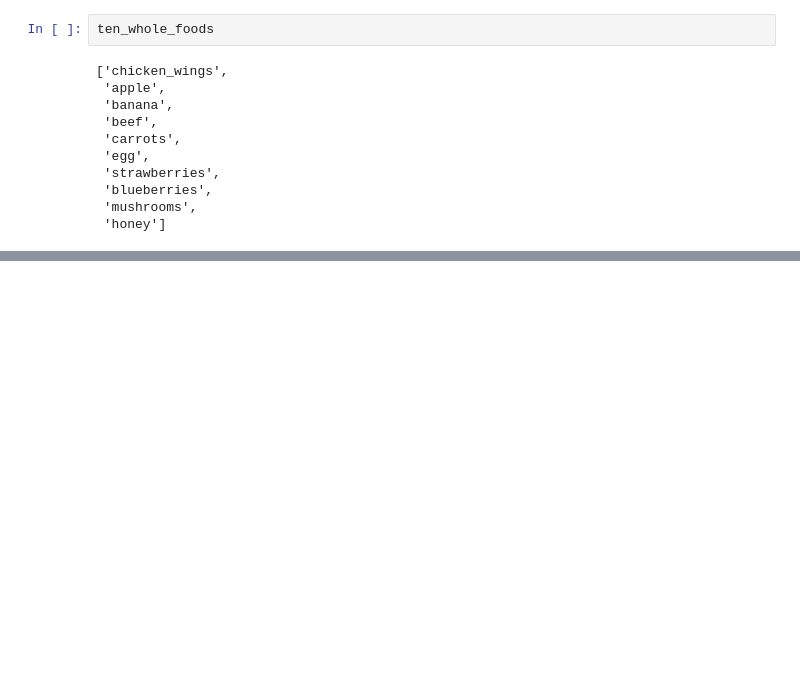
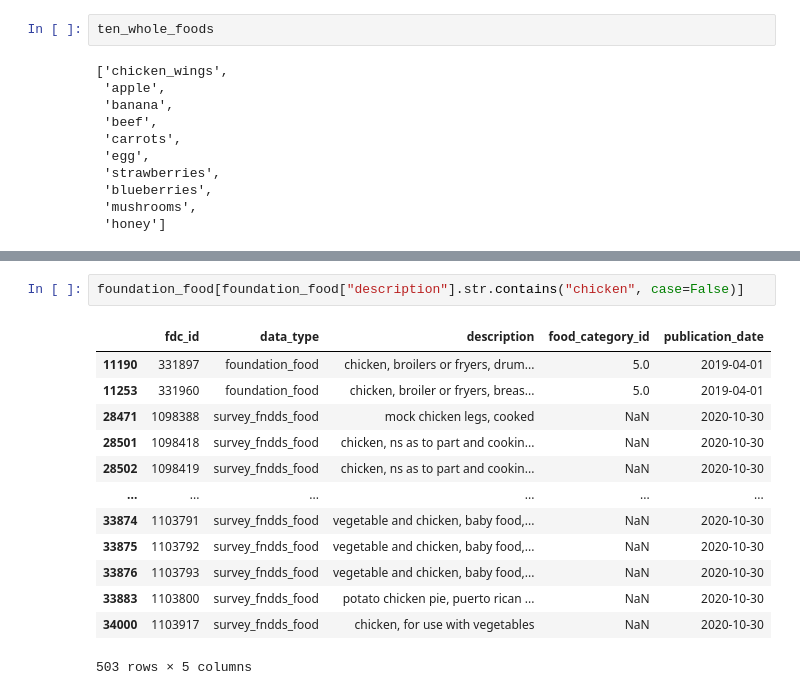
Before and after one commit to PaingLinHtike/Nutrify, a Jupyter notebook: data_exploration/usda_food_data_exploration.ipynb, the cells around one changed output, grey strips where cells are left out. Drawn from its saved outputs; the diff is of its cells as text; blank space fills up the shorter version.

```diff
--- a/data_exploration/usda_food_data_exploration.ipynb
+++ b/data_exploration/usda_food_data_exploration.ipynb
@@ -712,0 +817,16 @@ ten_whole_foods
+# %%
+foundation_food[foundation_food["description"].str.contains("chicken", case=False)]
+# %% [output]
+|  | fdc_id | data_type | description | food_category_id | publication_date |
+| 11190 | 331897 | foundation_food | chicken, broilers or fryers, drum... | 5.0 | 2019-04-01 |
+| 11253 | 331960 | foundation_food | chicken, broiler or fryers, breas... | 5.0 | 2019-04-01 |
+| 28471 | 1098388 | survey_fndds_food | mock chicken legs, cooked | NaN | 2020-10-30 |
+| 28501 | 1098418 | survey_fndds_food | chicken, ns as to part and cookin... | NaN | 2020-10-30 |
+| 28502 | 1098419 | survey_fndds_food | chicken, ns as to part and cookin... | NaN | 2020-10-30 |
+| ... | ... | ... | ... | ... | ... |
+| 33874 | 1103791 | survey_fndds_food | vegetable and chicken, baby food,... | NaN | 2020-10-30 |
+| 33875 | 1103792 | survey_fndds_food | vegetable and chicken, baby food,... | NaN | 2020-10-30 |
+| 33876 | 1103793 | survey_fndds_food | vegetable and chicken, baby food,... | NaN | 2020-10-30 |
+| 33883 | 1103800 | survey_fndds_food | potato chicken pie, puerto rican ... | NaN | 2020-10-30 |
+| 34000 | 1103917 | survey_fndds_food | chicken, for use with vegetables | NaN | 2020-10-30 |
+503 rows × 5 columns
```
Also changed, not shown: parts of 19 cells of this notebook, 1 other file.
